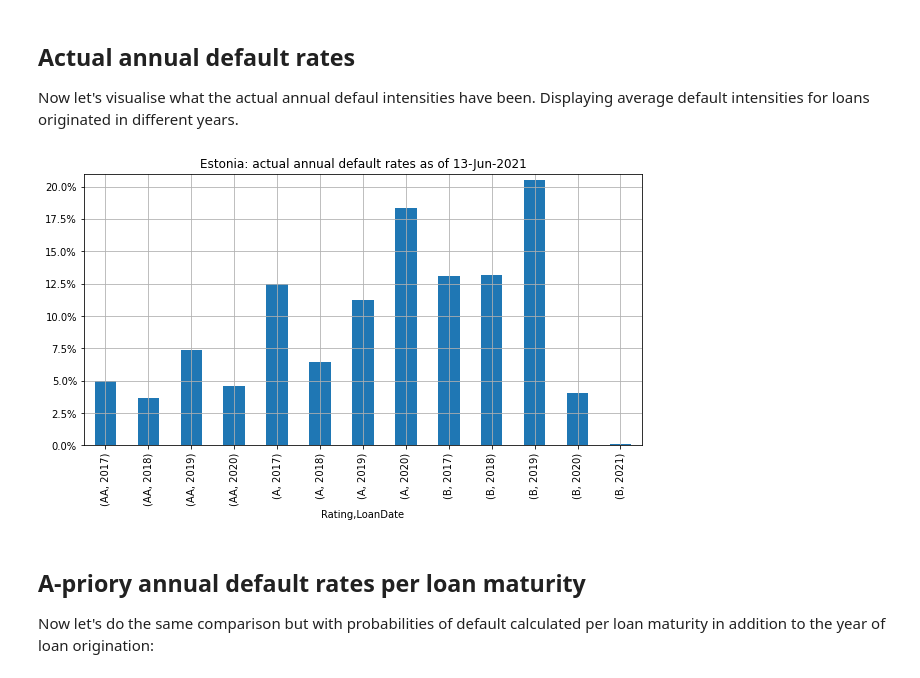
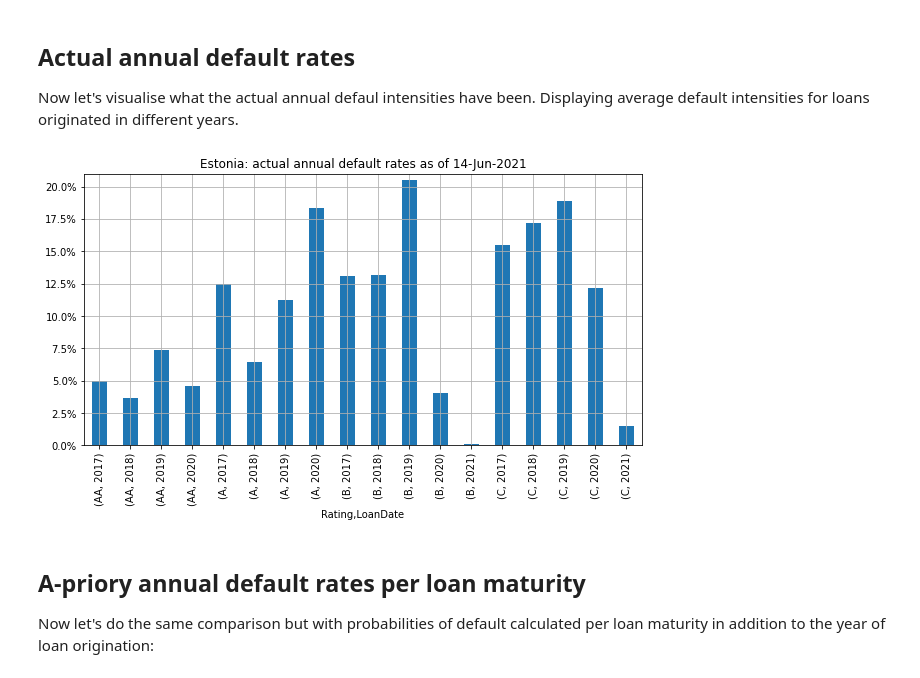
Before and after one commit to ilchen/bondora_defaults, a Jupyter notebook: bondora_defaults.ipynb, the cells around one changed output. Drawn from its saved outputs; the diff is of its cells as text; code cells hidden in the pictures.

```diff
--- a/bondora_defaults.ipynb
+++ b/bondora_defaults.ipynb
@@ -111,7 +111,7 @@ df = extract_needed_columns(df)
 # %% [markdown]
 Let's examine a-priory default probabilities for Estonian AA, A, and B loans originated since 2017. These refer to a loan’s probability of default within one year horizon as calculated by Bondora upon loan origination. As the probability correlates with loans maturity, I print two tables. One without maturity accounted for and another one with.
 # %%
-apr_ee_short, apr_ee = print_apriori_probabilities(df, 'EE', 2017, ratings=['AA', 'A', 'B'])
+apr_ee_short, apr_ee = print_apriori_probabilities(df, 'EE', 2017, ratings=['AA', 'A', 'B', 'C'])
 # %% [output]
 ProbabilityOfDefault       min    median      mean       max       std
 Rating LoanDate
@@ -293,12 +270,12 @@ ax.yaxis.set_major_formatter(mtick.PercentFormatter())
 ## Actual annual default rates
 Now let's visualise what the actual annual defaul intensities have been. Displaying average default intensities for loans originated in different years.
 # %%
-ax = (ee['Annual Default Intensity'].loc[['AA','A','B'], range(2017, 2022)].groupby(level=[0,1]).mean()*100)\
+ax = (ee['Annual Default Intensity'].loc[['AA','A','B','C'], range(2017, 2022)].groupby(level=[0,1]).mean()*100)\
     .plot(figsize=(10,5), grid=True, kind='bar', title='Estonia: actual annual default rates as of %s' % now_str)
 ax.set_ylim(top=ee_short_ylim)
 ax.yaxis.set_major_formatter(mtick.PercentFormatter())
 # %% [output]
-[figure, old version]
+[figure, new version]
 # %% [markdown]
 ## A-priory annual default rates per loan maturity
 Now let's do the same comparison but with probabilities of default calculated per loan maturity in addition
```
Also changed, not shown: parts of 8 cells of this notebook.
